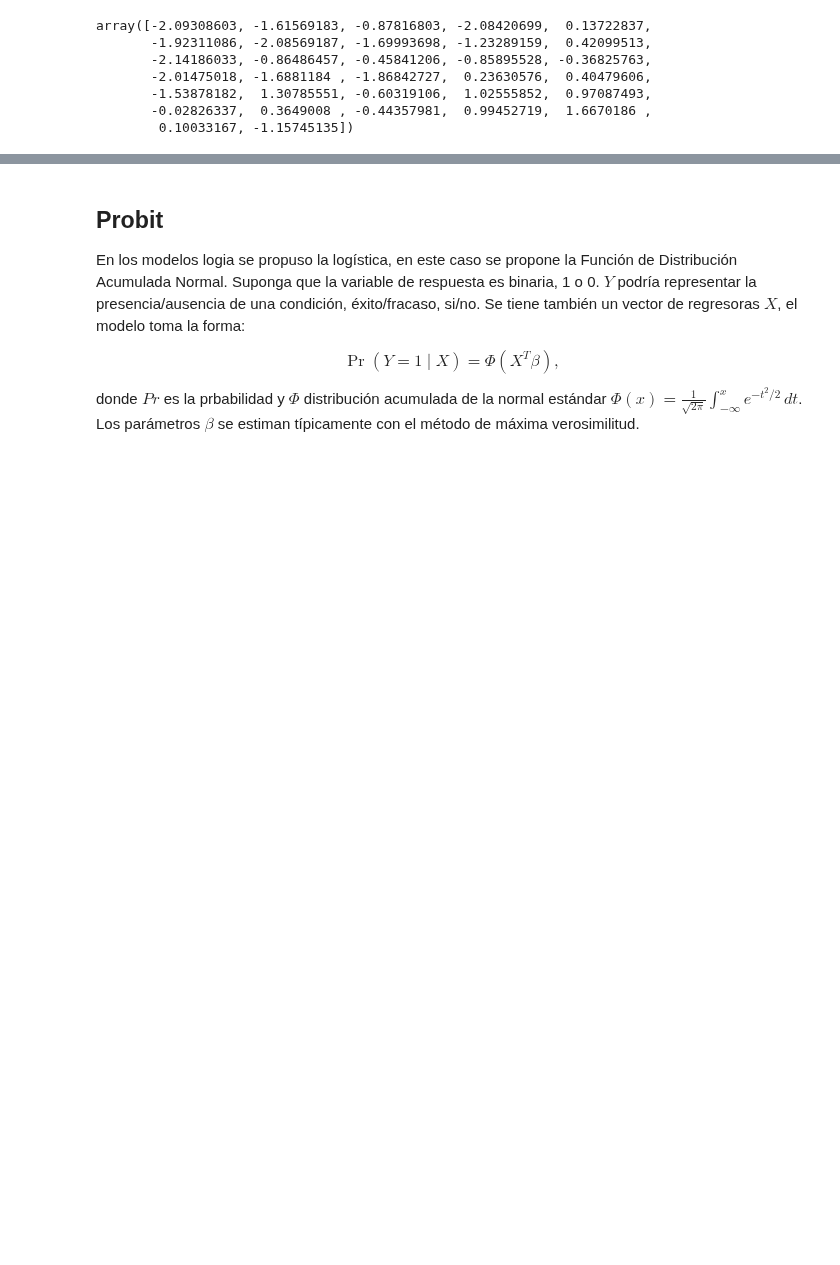
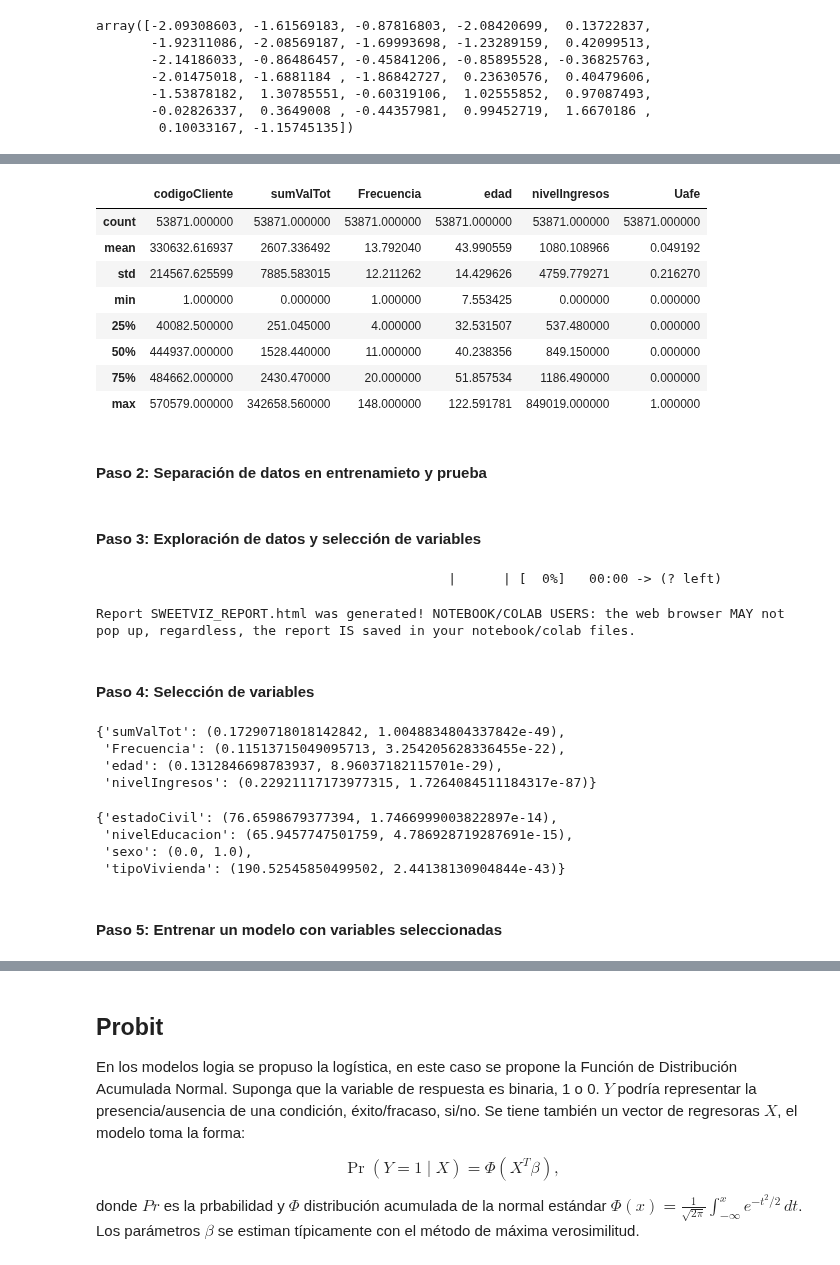
Before and after one commit to vmoprojs/MLPython, a Jupyter notebook: ProbModels.ipynb, the cells around one changed output, grey strips where cells are left out. Drawn from its saved outputs; the diff is of its cells as text; code cells hidden in the pictures; blank space fills up the shorter version.

```diff
--- a/ProbModels.ipynb
+++ b/ProbModels.ipynb
@@ -287,0 +306,16 @@ array([-2.09308603, -1.61569183, -0.87816803, -2.08420699,  0.13722837,
+# %%
+uu = "https://raw.githubusercontent.com/vmoprojs/DataLectures/refs/heads/master/challengeTrainUafe.csv"
+datos = pd.read_csv(uu,sep = ",")
+datos.describe()
+# %% [output]
+|  | codigoCliente | sumValTot | Frecuencia | edad | nivelIngresos | Uafe |
+| count | 53871.000000 | 53871.000000 | 53871.000000 | 53871.000000 | 53871.000000 | 53871.000000 |
+| mean | 330632.616937 | 2607.336492 | 13.792040 | 43.990559 | 1080.108966 | 0.049192 |
+| std | 214567.625599 | 7885.583015 | 12.211262 | 14.429626 | 4759.779271 | 0.216270 |
+| min | 1.000000 | 0.000000 | 1.000000 | 7.553425 | 0.000000 | 0.000000 |
+| 25% | 40082.500000 | 251.045000 | 4.000000 | 32.531507 | 537.480000 | 0.000000 |
+| 50% | 444937.000000 | 1528.440000 | 11.000000 | 40.238356 | 849.150000 | 0.000000 |
+| 75% | 484662.000000 | 2430.470000 | 20.000000 | 51.857534 | 1186.490000 | 0.000000 |
+| max | 570579.000000 | 342658.560000 | 148.000000 | 122.591781 | 849019.000000 | 1.000000 |
+# %% [markdown]
+#### Paso 2: Separación de datos en entrenamieto y prueba
@@ -287,0 +329,53 @@ array([-2.09308603, -1.61569183, -0.87816803, -2.08420699,  0.13722837,
+# %% [markdown]
+#### Paso 3: Exploración de datos y selección de variables
+# %%
+#pip install sweetviz
+import sweetviz as sv
+
+my_report = sv.analyze(train_df)
+my_report.show_html()
+# %% [output]
+                                             |      | [  0%]   00:00 -> (? left)
+Report SWEETVIZ_REPORT.html was generated! NOTEBOOK/COLAB USERS: the web browser MAY not pop up, regardless, the report IS saved in your notebook/colab files.
+# %% [markdown]
+#### Paso 4: Selección de variables
+# %%
+from scipy.stats import ks_2samp, chi2_contingency
+
+#Prueba KS (variables continuas)
+#Diccionario
+ks_results = {}
+#Bucle
+for column in ['sumValTot', 'Frecuencia', 'edad', 'nivelIngresos']:
+    #Division para los dos grupos
+    group0 = train_df[train_df['Uafe'] == 0][column]
+    group1 = train_df[train_df['Uafe'] == 1][column]
+    #Prueba KS
+    ks_stat, ks_pvalue = ks_2samp(group0, group1)
+    ks_results[column] = (ks_stat, ks_pvalue)
+ks_results
+# %% [output]
+{'sumValTot': (0.17290718018142842, 1.0048834804337842e-49),
+ 'Frecuencia': (0.11513715049095713, 3.254205628336455e-22),
+ 'edad': (0.1312846698783937, 8.96037182115701e-29),
+ 'nivelIngresos': (0.22921117173977315, 1.7264084511184317e-87)}
+# %%
+#Prueba de Chi-Cuadrado para variables categóricas
+#Diccionario
+chi2_results = {}
+#Bucle
+for column in ['estadoCivil', 'nivelEducacion', 'sexo', 'tipoVivienda']:
+    #Tabla de contingencia para frecuencias
+    contingency_table = pd.crosstab(train_df[column], train_df['Uafe'])
+    #Almacenar resultados
+    chi2_stat, chi2_pvalue, _, _ = chi2_contingency(contingency_table)
+    chi2_results[column] = (chi2_stat, chi2_pvalue)
+
+chi2_results
+# %% [output]
+{'estadoCivil': (76.6598679377394, 1.7466999003822897e-14),
+ 'nivelEducacion': (65.9457747501759, 4.786928719287691e-15),
+ 'sexo': (0.0, 1.0),
+ 'tipoVivienda': (190.52545850499502, 2.44138130904844e-43)}
+# %% [markdown]
+#### Paso 5: Entrenar un modelo con variables seleccionadas
```
Also changed, not shown: parts of 10 cells of this notebook, 12 other files.
